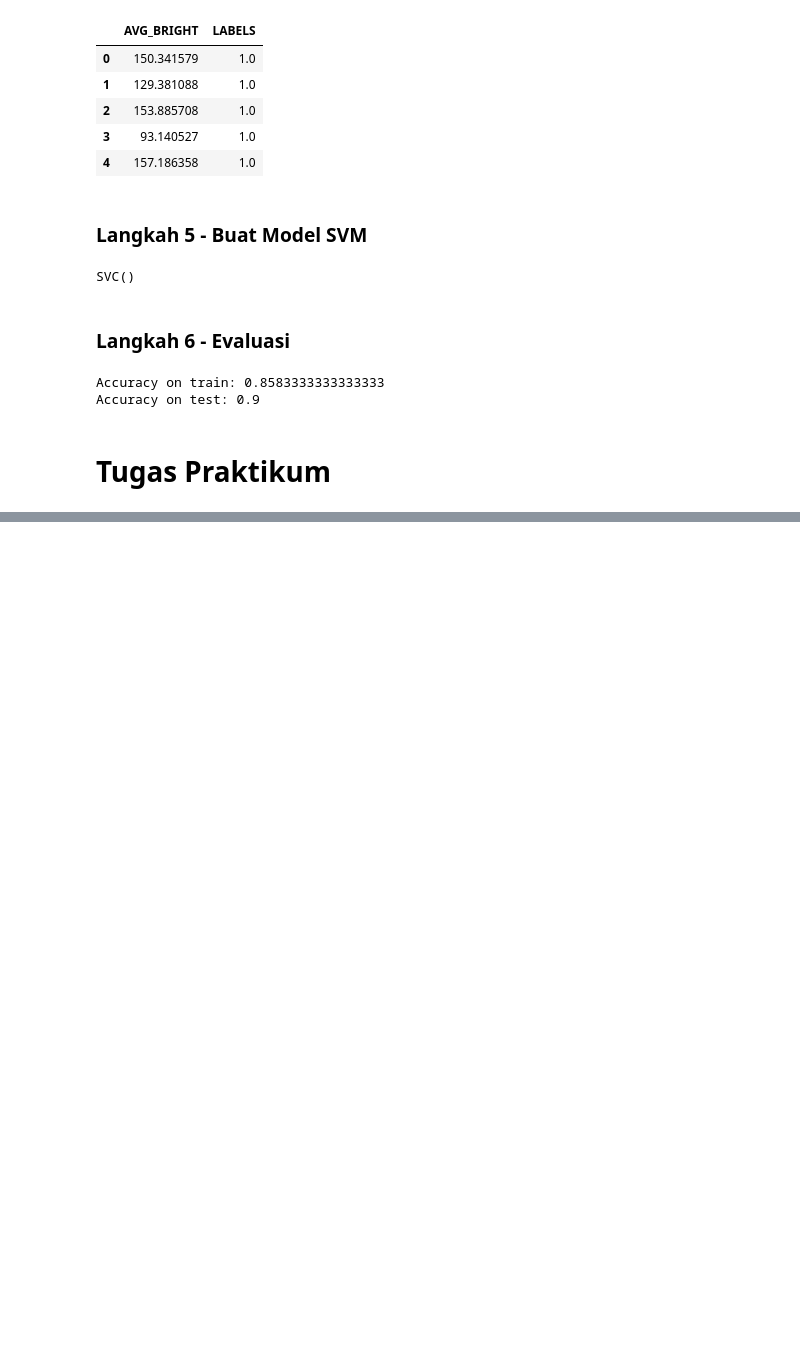
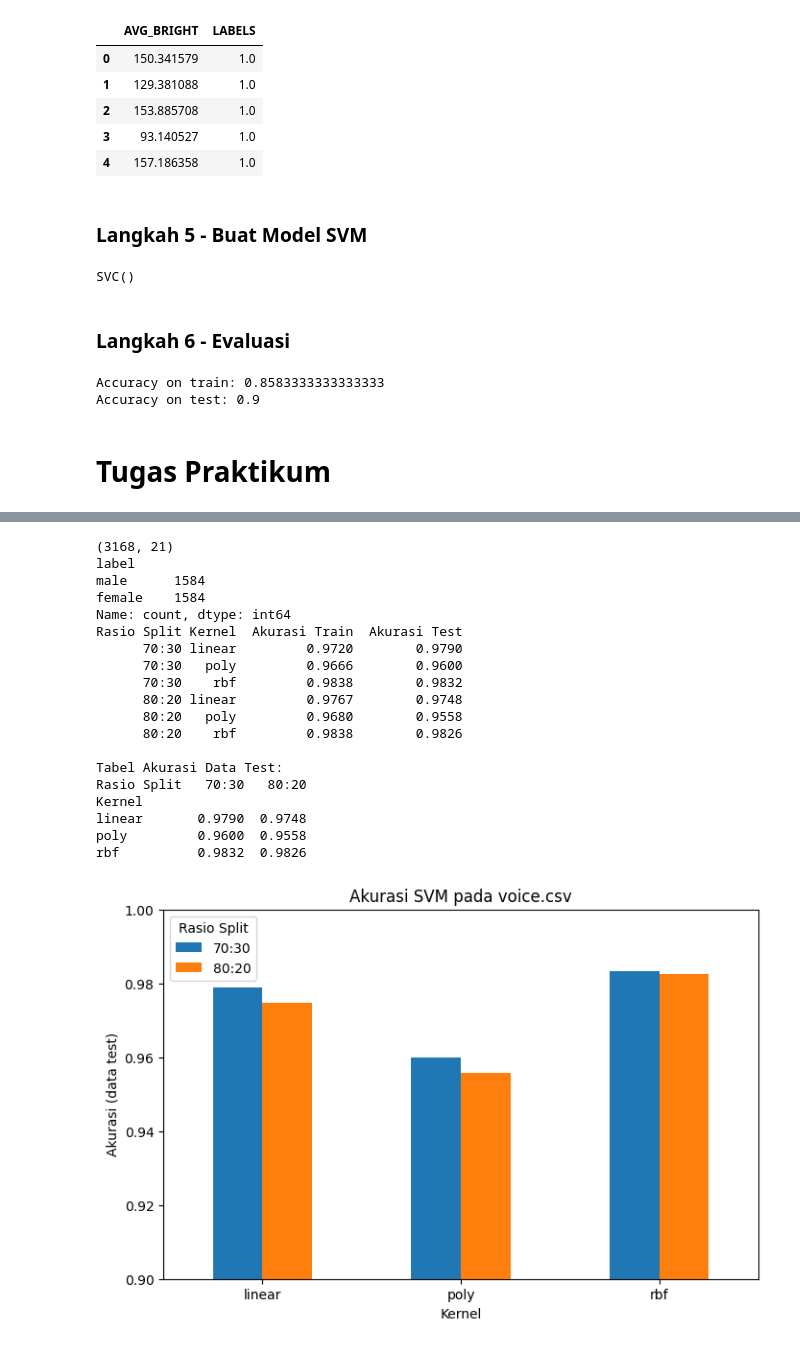
Before and after one commit to encen-ya/ML_2026, a Jupyter notebook: pertemuan_11.ipynb, the cells around one changed output, grey strips where cells are left out. Drawn from its saved outputs; the diff is of its cells as text; code cells hidden in the pictures; blank space fills up the shorter version.

```diff
--- a/pertemuan_11.ipynb
+++ b/pertemuan_11.ipynb
@@ -831,0 +840,80 @@ Accuracy on test: 0.9
+# %%
+import numpy as np
+import pandas as pd
+import matplotlib.pyplot as plt
+
+from sklearn.model_selection import train_test_split
+from sklearn.preprocessing import StandardScaler
+from sklearn.pipeline import make_pipeline
+from sklearn.svm import SVC
+from sklearn.metrics import accuracy_score
+
+# ===== Load data =====
+df = pd.read_csv('voice.csv')
+print(df.shape)
+print(df['label'].value_counts())
+
+X = df.drop('label', axis=1)
+y = df['label']          # 'male' / 'female'
+
+# ===== Eksperimen: 2 rasio split x 3 kernel =====
+splits = {'70:30': 0.30, '80:20': 0.20}
+kernels = ['linear', 'poly', 'rbf']
+
+hasil = []
+for nama_split, test_size in splits.items():
+    X_train, X_test, y_train, y_test = train_test_split(
+        X, y, test_size=test_size, random_state=42, stratify=y)
+
+    for kernel in kernels:
+        # Scaling wajib untuk SVM; dimasukkan ke pipeline agar tidak data leakage
+        model = make_pipeline(StandardScaler(), SVC(kernel=kernel, random_state=42))
+        model.fit(X_train, y_train)
+
+        acc_train = accuracy_score(y_train, model.predict(X_train))
+        acc_test = accuracy_score(y_test, model.predict(X_test))
+
+        hasil.append({
+            'Rasio Split': nama_split,
+            'Kernel': kernel,
+            'Akurasi Train': round(acc_train, 4),
+            'Akurasi Test': round(acc_test, 4),
+        })
+
+hasil_df = pd.DataFrame(hasil)
+print(hasil_df.to_string(index=False))
+
+# ===== Tabulasi akurasi data test (baris = kernel, kolom = split) =====
+tabel = hasil_df.pivot(index='Kernel', columns='Rasio Split', values='Akurasi Test')
+tabel = tabel.loc[kernels]
+print("\nTabel Akurasi Data Test:")
+print(tabel)
+
+# ===== Visualisasi =====
+tabel.plot(kind='bar', figsize=(8, 5), ylim=(0.9, 1.0))
+plt.title('Akurasi SVM pada voice.csv')
+plt.ylabel('Akurasi (data test)')
+plt.xticks(rotation=0)
+plt.legend(title='Rasio Split')
+plt.show()
+# %% [output]
+(3168, 21)
+label
+male      1584
+female    1584
+Name: count, dtype: int64
+Rasio Split Kernel  Akurasi Train  Akurasi Test
+      70:30 linear         0.9720        0.9790
+      70:30   poly         0.9666        0.9600
+      70:30    rbf         0.9838        0.9832
+      80:20 linear         0.9767        0.9748
+      80:20   poly         0.9680        0.9558
+      80:20    rbf         0.9838        0.9826
+
+Tabel Akurasi Data Test:
+Rasio Split   70:30   80:20
+Kernel
+linear       0.9790  0.9748
+poly         0.9600  0.9558
+rbf          0.9832  0.9826
+[figure, added]
```
Also changed, not shown: parts of 5 cells of this notebook.
